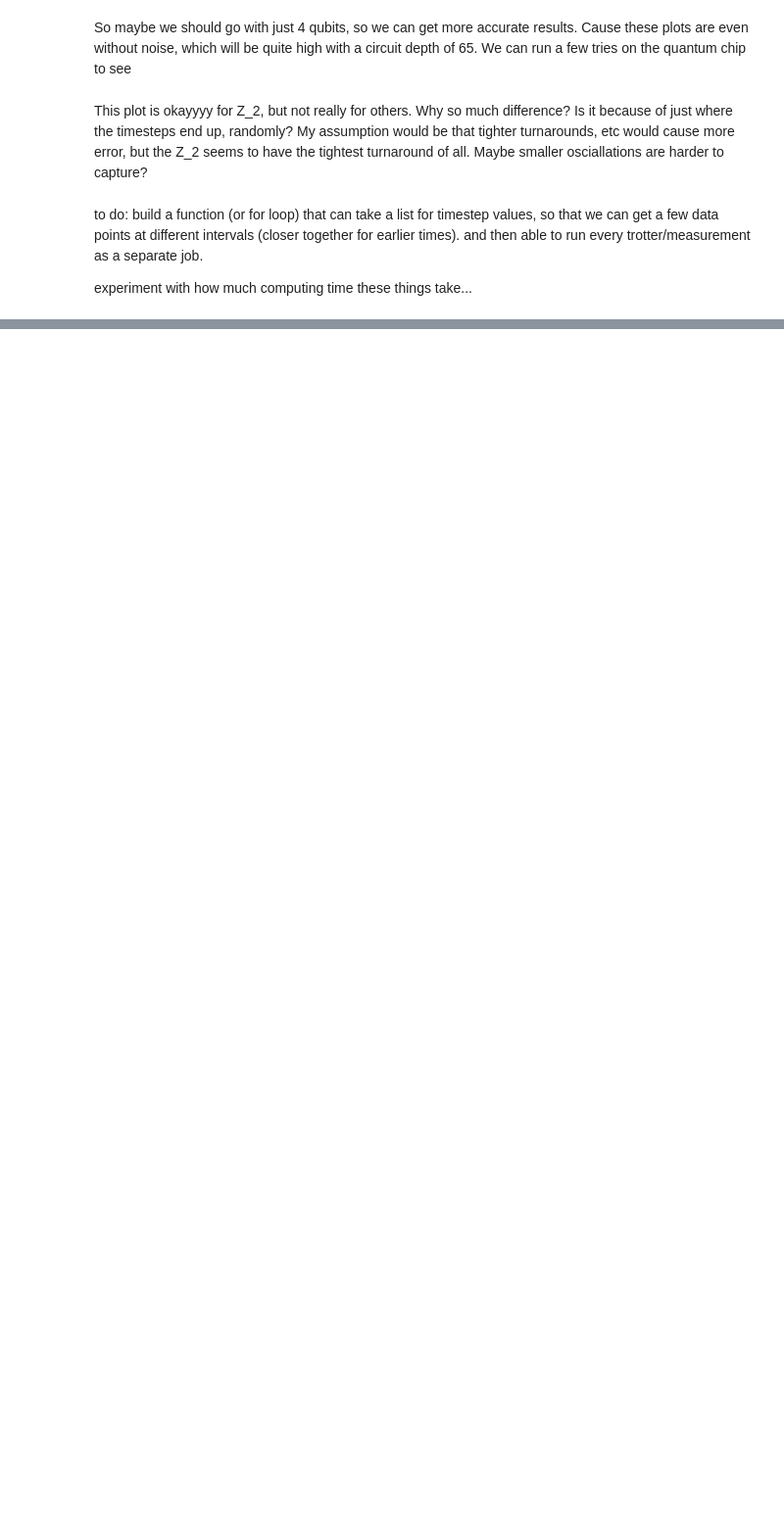
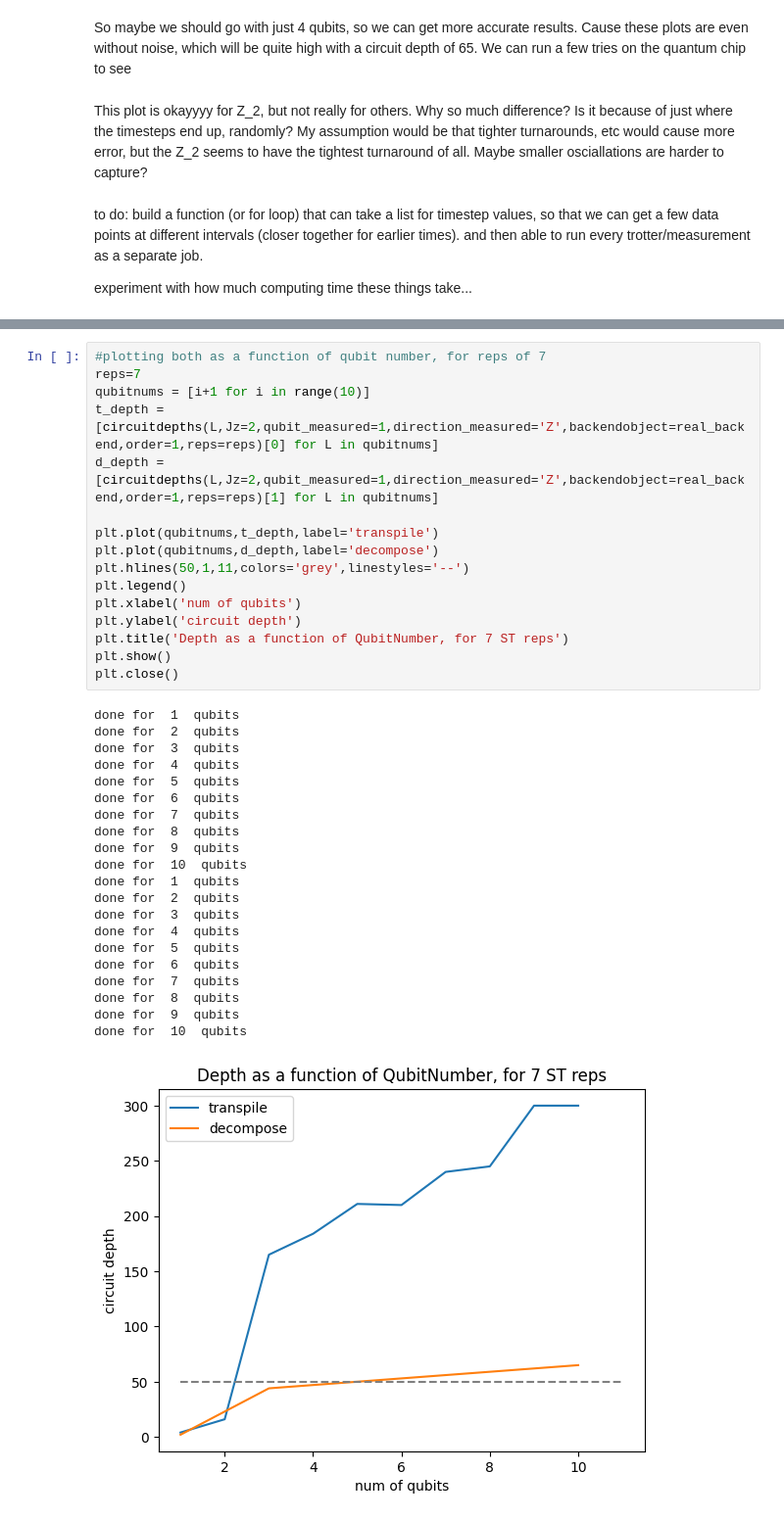
Before and after one commit to laramt04/Time-Evolution-QC-Project, a Jupyter notebook: KyranCNOTdepth.ipynb, the cells around one changed output, grey strips where cells are left out. Shown at 98% size. Saved outputs shown, nothing was run; the diff lists cells and outputs as text; blank space fills up the shorter version.

```diff
--- a/KyranCNOTdepth.ipynb
+++ b/KyranCNOTdepth.ipynb
@@ -328,0 +508,38 @@ experiment with how much computing time these things take...
+# %%
+#plotting both as a function of qubit number, for reps of 7
+reps=7
+qubitnums = [i+1 for i in range(10)]
+t_depth = [circuitdepths(L,Jz=2,qubit_measured=1,direction_measured='Z',backendobject=real_backend,order=1,reps=reps)[0] for L in qubitnums]
+d_depth = [circuitdepths(L,Jz=2,qubit_measured=1,direction_measured='Z',backendobject=real_backend,order=1,reps=reps)[1] for L in qubitnums]
+
+plt.plot(qubitnums,t_depth,label='transpile')
+plt.plot(qubitnums,d_depth,label='decompose')
+plt.hlines(50,1,11,colors='grey',linestyles='--')
+plt.legend()
+plt.xlabel('num of qubits')
+plt.ylabel('circuit depth')
+plt.title('Depth as a function of QubitNumber, for 7 ST reps')
+plt.show()
+plt.close()
+# %% [output]
+done for  1  qubits
+done for  2  qubits
+done for  3  qubits
+done for  4  qubits
+done for  5  qubits
+done for  6  qubits
+done for  7  qubits
+done for  8  qubits
+done for  9  qubits
+done for  10  qubits
+done for  1  qubits
+done for  2  qubits
+done for  3  qubits
+done for  4  qubits
+done for  5  qubits
+done for  6  qubits
+done for  7  qubits
+done for  8  qubits
+done for  9  qubits
+done for  10  qubits
+[figure, added]
```
Also changed, not shown: parts of 21 cells of this notebook, 1 other file.
